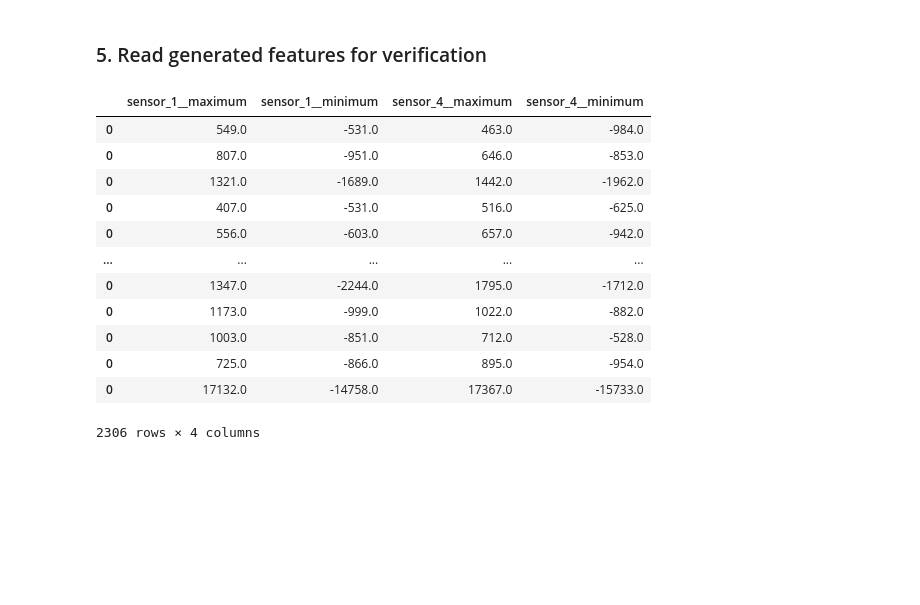
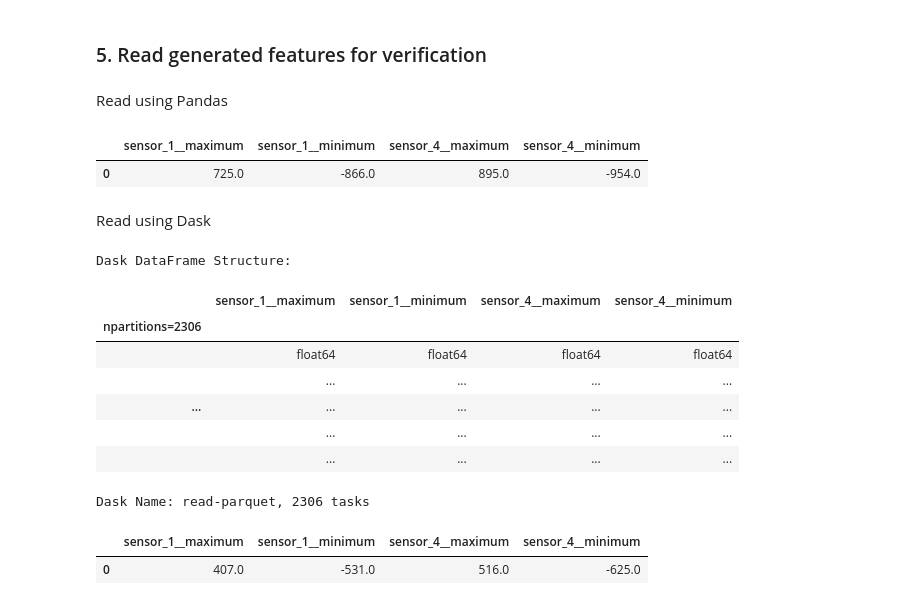
Before and after one commit to arnabbiswas1/feature_engineering_with_tsfresh_and_dask, a Jupyter notebook: notebooks/3_fe_on_large_data_dask.ipynb, the cells around one changed output. Cells and saved outputs as stored; diff of their text form; code cells hidden in the pictures; blank space fills up the shorter version.

Commit message:
Using pandas to read the features

```diff
--- a/notebooks/3_fe_on_large_data_dask.ipynb
+++ b/notebooks/3_fe_on_large_data_dask.ipynb
@@ -317,24 +317,37 @@ ddf_features.to_parquet(
     append=False)
 # %% [markdown]
 ### 5. Read generated features for verification
+# %% [markdown]
+Read using Pandas
+# %%
+SEGMENT_ID = "1999605295"
+df = pd.read_parquet(f"{FEATURE_PATH}/segment_id={SEGMENT_ID}")
+
+df.head()
+# %% [output]
+|  | sensor_1__maximum | sensor_1__minimum | sensor_4__maximum | sensor_4__minimum |
+| 0 | 725.0 | -866.0 | 895.0 | -954.0 |
+# %% [markdown]
+Read using Dask
 # %%
 ddf_features_from_disk = dd.read_parquet(path=f"{FEATURE_PATH}/*/*.parquet")
 # %%
-ddf_features_from_disk.compute()
+ddf_features_from_disk
 # %% [output]
+Dask DataFrame Structure:
 |  | sensor_1__maximum | sensor_1__minimum | sensor_4__maximum | sensor_4__minimum |
-| 0 | 549.0 | -531.0 | 463.0 | -984.0 |
-| 0 | 807.0 | -951.0 | 646.0 | -853.0 |
-| 0 | 1321.0 | -1689.0 | 1442.0 | -1962.0 |
-| 0 | 407.0 | -531.0 | 516.0 | -625.0 |
-| 0 | 556.0 | -603.0 | 657.0 | -942.0 |
+| npartitions=2306 |  |  |  |  |
+|  | float64 | float64 | float64 | float64 |
+|  | ... | ... | ... | ... |
 | ... | ... | ... | ... | ... |
-| 0 | 1347.0 | -2244.0 | 1795.0 | -1712.0 |
-| 0 | 1173.0 | -999.0 | 1022.0 | -882.0 |
-| 0 | 1003.0 | -851.0 | 712.0 | -528.0 |
-| 0 | 725.0 | -866.0 | 895.0 | -954.0 |
-| 0 | 17132.0 | -14758.0 | 17367.0 | -15733.0 |
+|  | ... | ... | ... | ... |
+|  | ... | ... | ... | ... |
-2306 rows × 4 columns
+Dask Name: read-parquet, 2306 tasks
+# %%
+ddf_features_from_disk.partitions[3].compute()
+# %% [output]
+|  | sensor_1__maximum | sensor_1__minimum | sensor_4__maximum | sensor_4__minimum |
+| 0 | 407.0 | -531.0 | 516.0 | -625.0 |
 # %%
 client.close()
 cluster.close()
```
Also changed, not shown: parts of 2 cells of this notebook.
